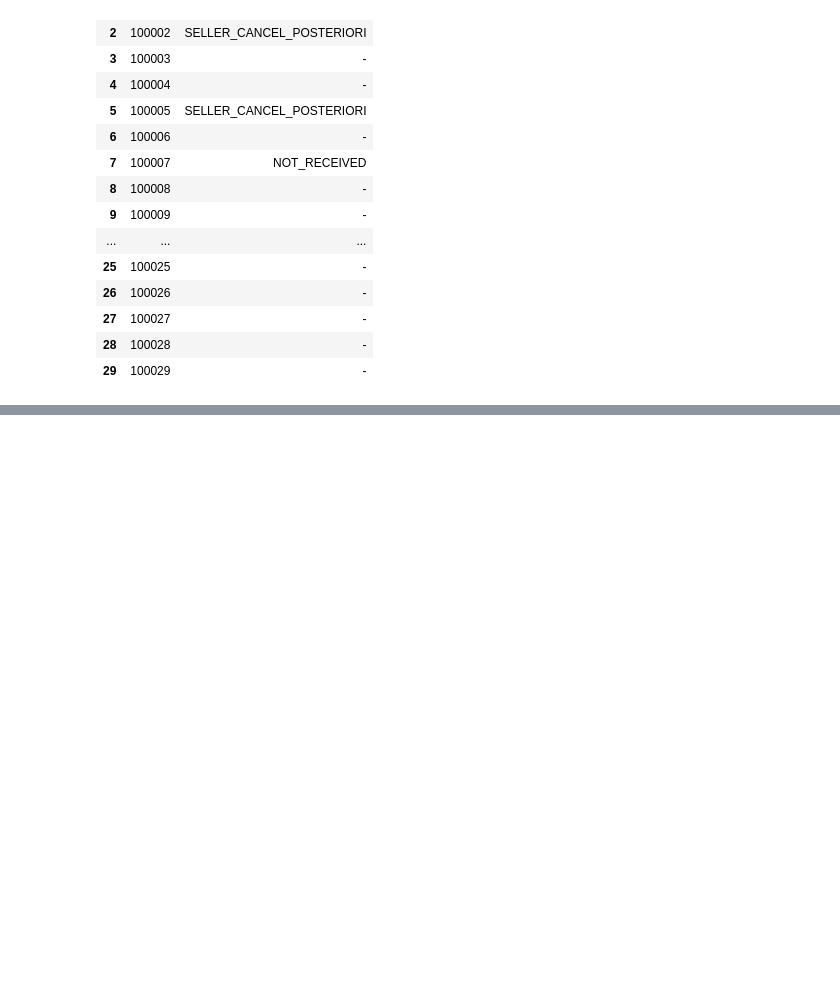
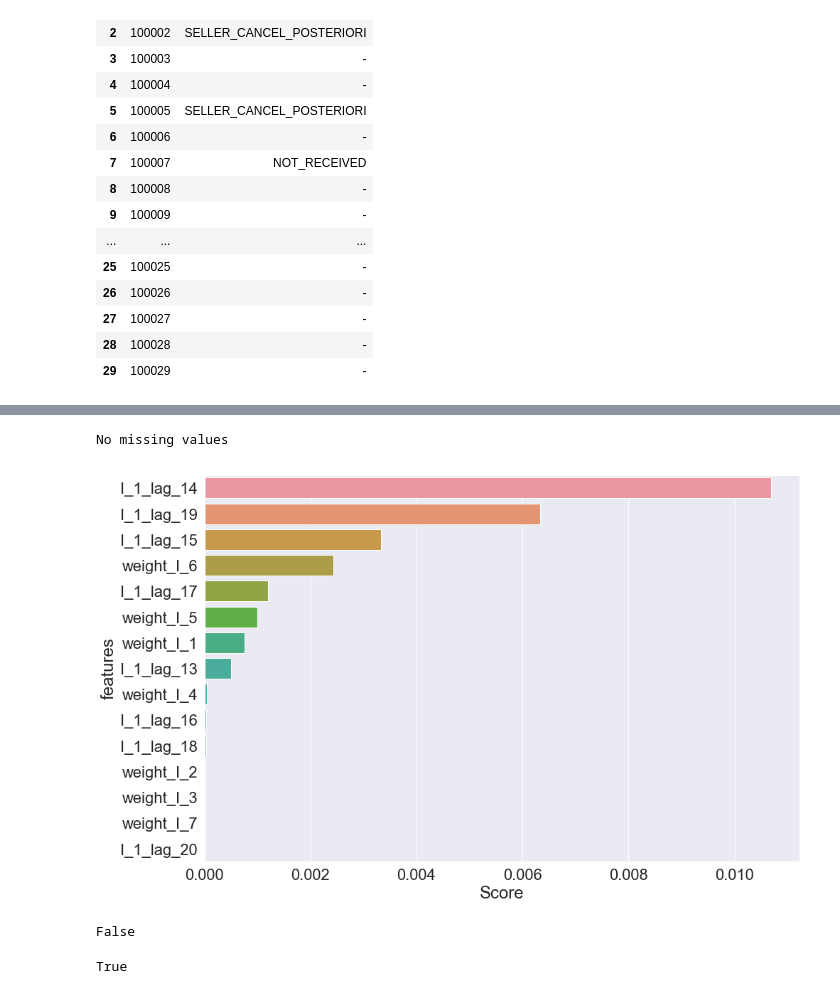
Before and after one commit to jeremycombe/Pipeline, a Jupyter notebook: Documentation Pipeline d'analyse.ipynb, the cells around one changed output, grey strips where cells are left out. Drawn from its saved outputs; the diff is of its cells as text; code cells hidden in the pictures; blank space fills up the shorter version.

Commit message:
add empty dict & no missing values

```diff
--- a/Documentation Pipeline d'analyse.ipynb
+++ b/Documentation Pipeline d'analyse.ipynb
@@ -378,0 +406,27 @@ BE.pred_proba(Test[0:30],      # dataset to predict
+# %%
+Train = pd.read_csv(r"C:\Users\jecombe\OneDrive - Capgemini\Pipeline\Training_Input_2dx8C9Q.csv", sep = ',')
+Target = pd.read_csv(r"C:\Users\jecombe\OneDrive - Capgemini\Pipeline\Training_Output_IJhBXtA.csv", sep = ',')
+Test = pd.read_csv(r"C:\Users\jecombe\OneDrive - Capgemini\Pipeline\Testing_Input_dPKY3Rf.csv")
+# %%
+BE = BestEstimator(type_esti = 'Regressor',           # Classifier or Regressor
+                  cv = 3,                             # number of fold for the first check cross validation
+                  grid = True,                        # if True, implement a GridSearchCV
+                  hard_grid = True,                   # if True, use a bigger set of hyperparametres
+                  cv_grid = 3)                        # number of fold for the GridSearchCV
+
+
+FE = FeatureEngineering(Train)                        # Dataset
+# %%
+FE.Missing_Values()
+# %% [output]
+No missing values
+# %%
+BE.Feature_Importances_Tree(Train,
+                            Target,
+                            ID = 'ID',             # ID column name to drop
+                            value = 0,             # Value for filling NaN
+                            n = 1000,              # sample size
+                            figsize = (15,10),     # set the figure size
+                            nb_features = 15)      # Show this number of highest feature importance score
+# %% [output]
+[figure, added]
@@ -378,0 +437,10 @@ BE.pred_proba(Test[0:30],      # dataset to predict
+# %%
+bool(FE.Dict)
+# %% [output]
+False
+# %%
+Dict = {'bla' : [2]}
+
+bool(Dict)
+# %% [output]
+True
```
Also changed, not shown: parts of 14 cells of this notebook, 5 other files.
